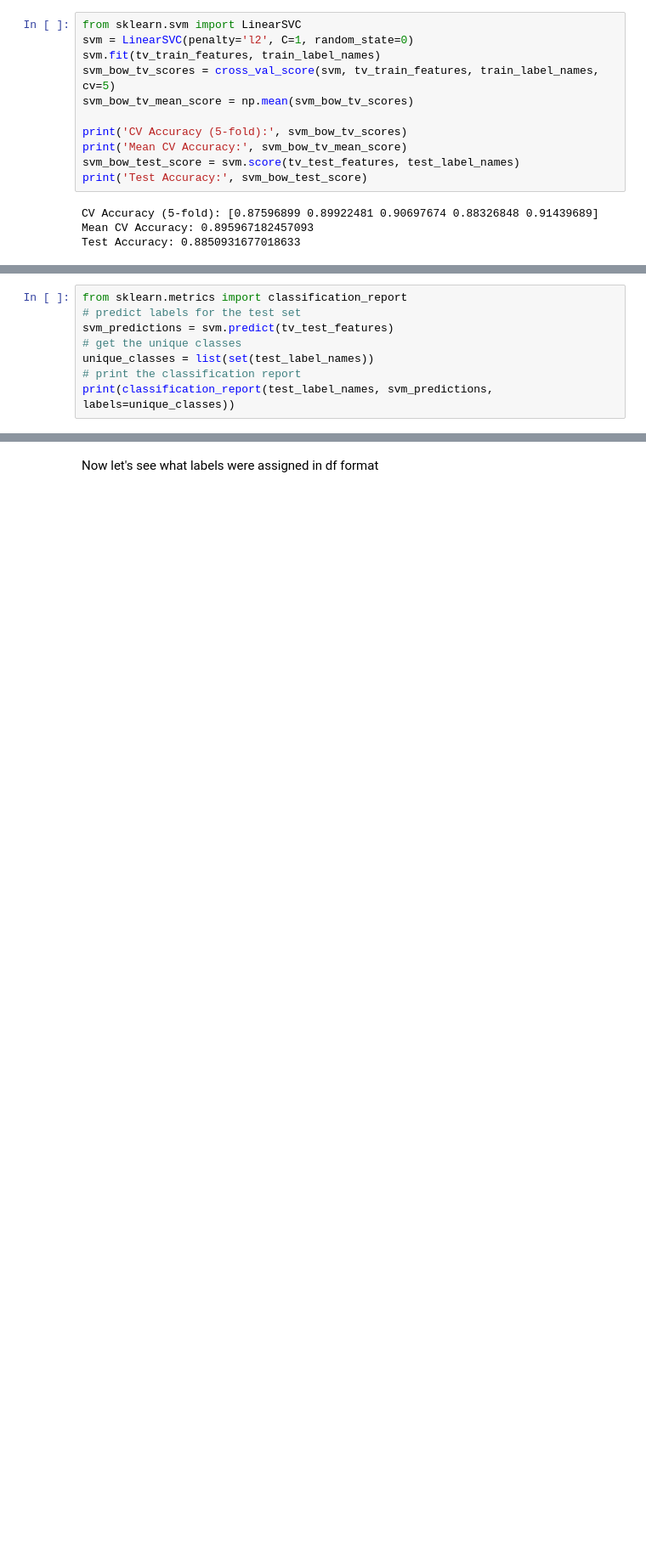
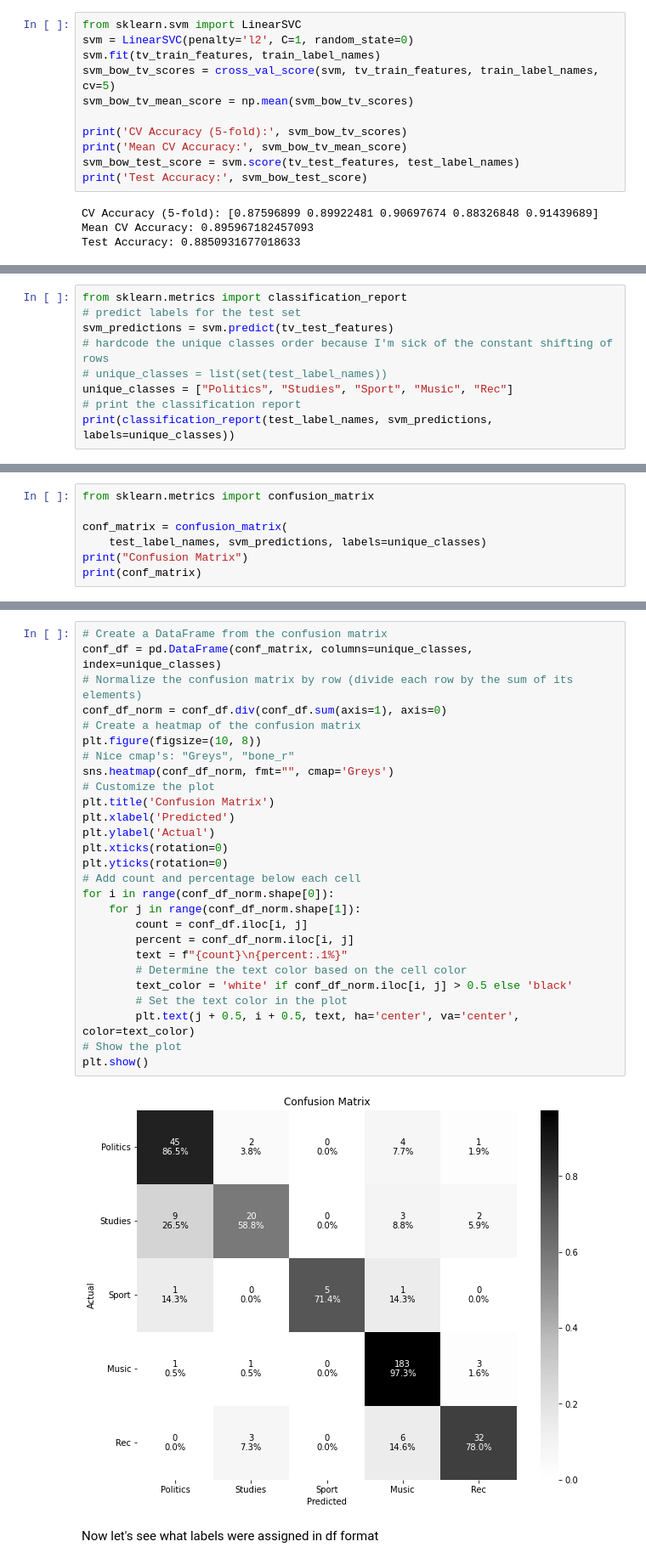
Before and after one commit to SanAntonik/yt_activity_analysis, a Jupyter notebook: classify.ipynb, the cells around one changed output, grey strips where cells are left out. Shown at 85% size. Saved outputs shown, nothing was run; the diff lists cells and outputs as text; blank space fills up the shorter version.

Commit message:
Add confusion matrix

```diff
--- a/classify.ipynb
+++ b/classify.ipynb
@@ -437,8 +423,9 @@ Test Accuracy: 0.8850931677018633
 from sklearn.metrics import classification_report
 # predict labels for the test set
 svm_predictions = svm.predict(tv_test_features)
-# get the unique classes
-unique_classes = list(set(test_label_names))
+# hardcode the unique classes order because I'm sick of the constant shifting of rows
+# unique_classes = list(set(test_label_names))
+unique_classes = ["Politics", "Studies", "Sport", "Music", "Rec"]
 # print the classification report
 print(classification_report(test_label_names, svm_predictions, labels=unique_classes))
 # %% [output]
@@ -453,3 +440,10 @@ print(classification_report(test_label_names, svm_predictions, labels=unique_cla
     accuracy                           0.89       322
    macro avg       0.87      0.78      0.82       322
 weighted avg       0.88      0.89      0.88       322
+# %%
+from sklearn.metrics import confusion_matrix
+
+conf_matrix = confusion_matrix(
+    test_label_names, svm_predictions, labels=unique_classes)
+print("Confusion Matrix")
+print(conf_matrix)
@@ -456,3 +457,32 @@ weighted avg       0.88      0.89      0.88       322
+# %%
+# Create a DataFrame from the confusion matrix
+conf_df = pd.DataFrame(conf_matrix, columns=unique_classes, index=unique_classes)
+# Normalize the confusion matrix by row (divide each row by the sum of its elements)
+conf_df_norm = conf_df.div(conf_df.sum(axis=1), axis=0)
+# Create a heatmap of the confusion matrix
+plt.figure(figsize=(10, 8))
+# Nice cmap's: "Greys", "bone_r"
+sns.heatmap(conf_df_norm, fmt="", cmap='Greys')
+# Customize the plot
+plt.title('Confusion Matrix')
+plt.xlabel('Predicted')
+plt.ylabel('Actual')
+plt.xticks(rotation=0)
+plt.yticks(rotation=0)
+# Add count and percentage below each cell
+for i in range(conf_df_norm.shape[0]):
+    for j in range(conf_df_norm.shape[1]):
+        count = conf_df.iloc[i, j]
+        percent = conf_df_norm.iloc[i, j]
+        text = f"{count}\n{percent:.1%}"
+        # Determine the text color based on the cell color
+        text_color = 'white' if conf_df_norm.iloc[i, j] > 0.5 else 'black'
+        # Set the text color in the plot
+        plt.text(j + 0.5, i + 0.5, text, ha='center', va='center', color=text_color)
+# Show the plot
+plt.show()
+# %% [output]
+[figure, added]
 # %% [markdown]
 Now let's see what labels were assigned in df format
 # %%
```
Also changed, not shown: parts of 10 cells of this notebook.
